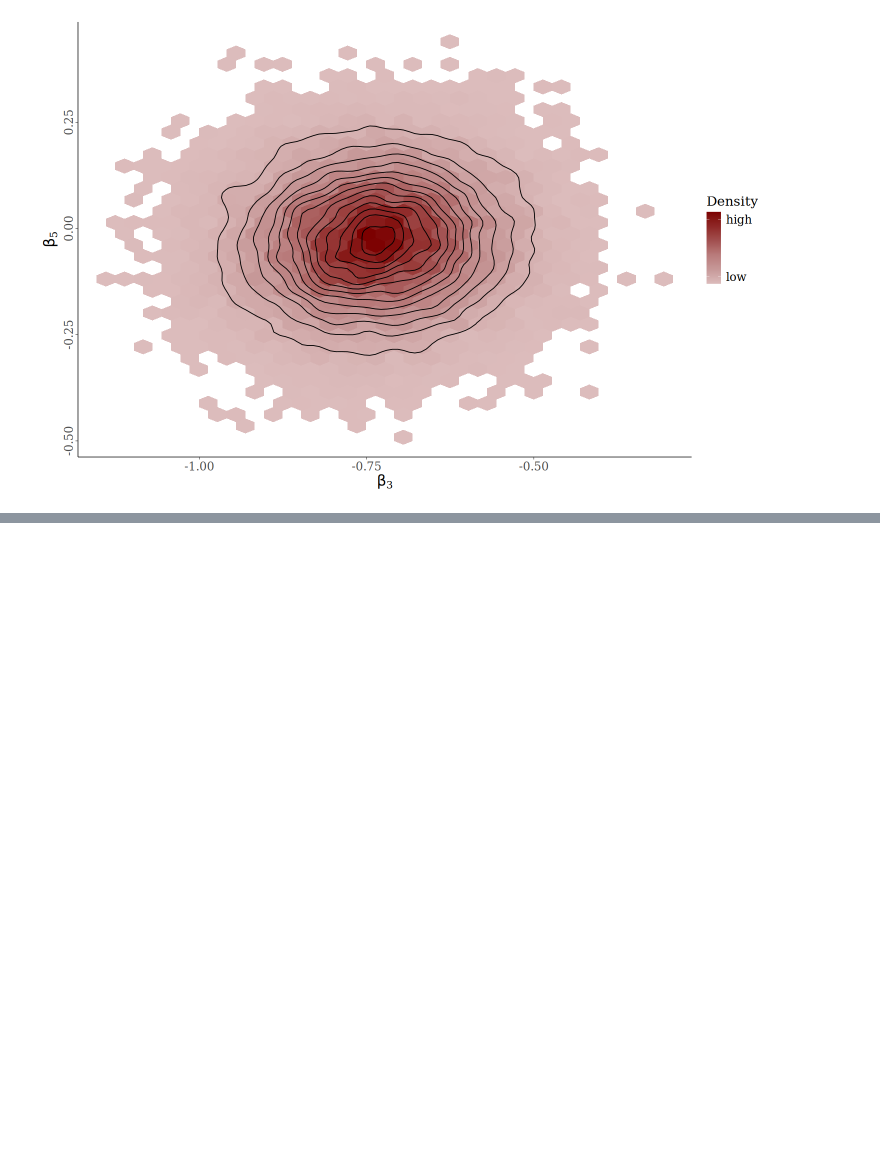
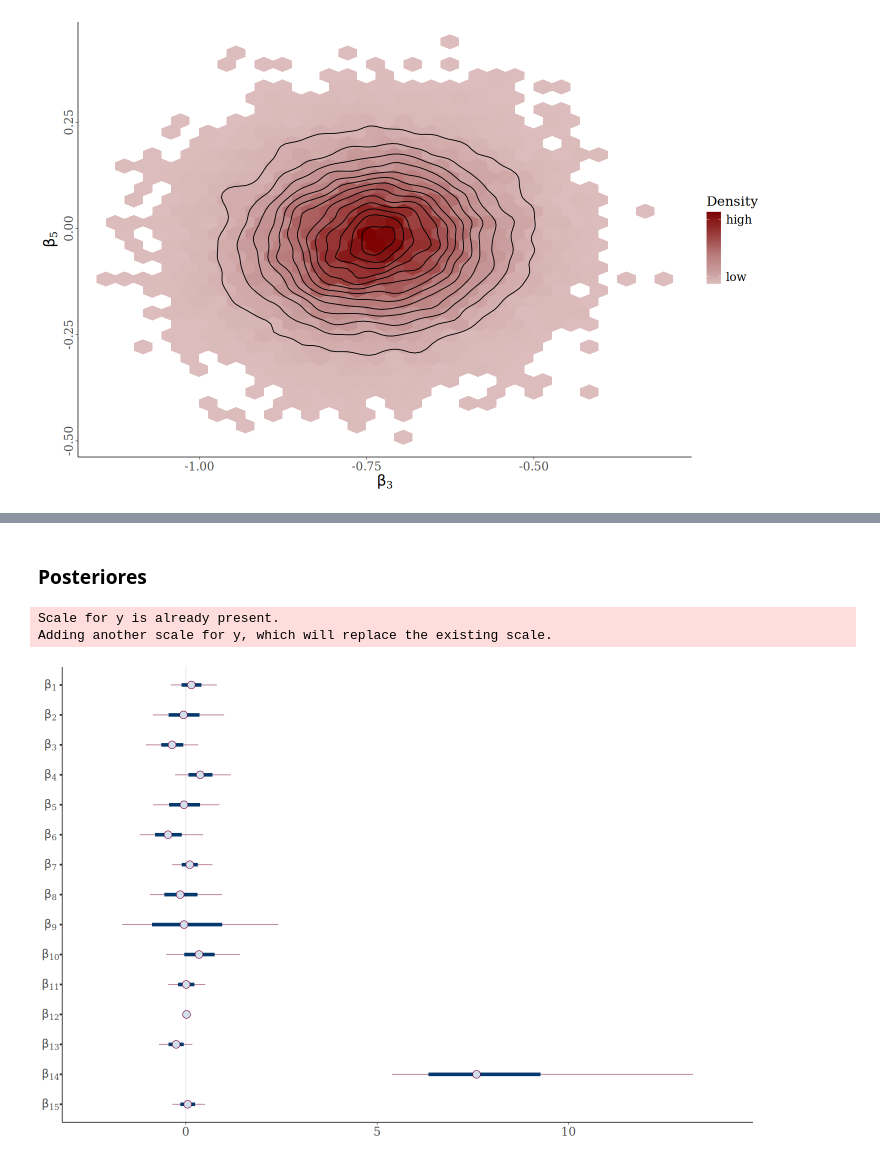
Before and after one commit to Christian-F-Badillo/Bayesian_Cox_Model_Covid_19_Mexico, a Jupyter notebook: Models.ipynb, the cells around one changed output, grey strips where cells are left out. Cells and saved outputs as stored; diff of their text form; code cells hidden in the pictures; blank space fills up the shorter version.

```diff
--- a/Models.ipynb
+++ b/Models.ipynb
@@ -659,0 +844,23 @@ mcmc_hex(fit$draws(), pars = c(betas_str[3], betas_str[5])) +
+# %% [markdown]
+### Posteriores
+# %%
+mcmc_intervals_theme <- theme(
+    text = element_text(size = 16),           # Cambia todo el texto
+    axis.title = element_text(size = 18),     # Título de ejes
+    axis.text = element_text(size = 14),      # Etiquetas de ticks
+    axis.text.y = element_text(angle = 0, hjust = 0.5, vjust = 0.5),   # Girar las etiquetas del eje Y
+    legend.text = element_text(size = 14),    # Texto de leyenda
+    legend.title = element_text(size = 16),   # Título de leyenda
+    plot.title = element_text(size = 30, face = "bold")  # Título del gráfico
+  )
+# %%
+mcmc_intervals(
+    fit$draws(),
+    pars = betas_str,
+    point_est = "mean", prob = 0.95, prob_outer = 1) +
+    scale_y_discrete(labels = parse(text = rev(betas_str))) +
+    mcmc_intervals_theme
+# %% [output]
+Scale for y is already present.
+Adding another scale for y, which will replace the existing scale.
+[figure, added]
```
Also changed, not shown: parts of 20 cells of this notebook, 4 other files.
